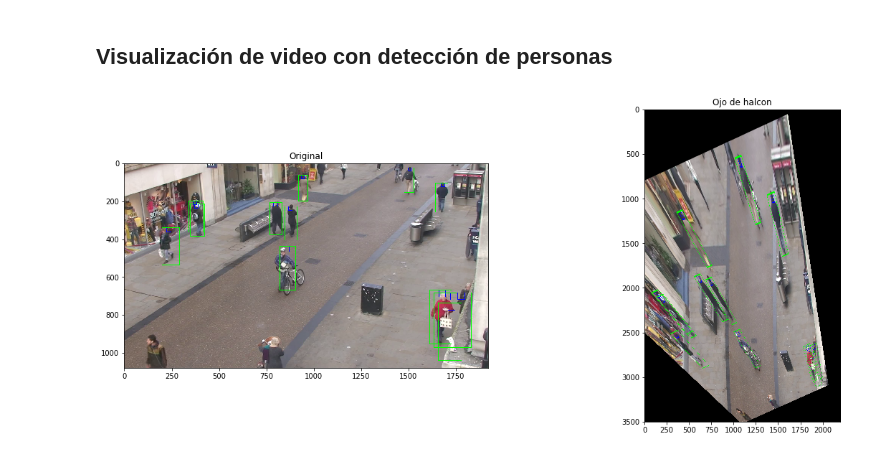
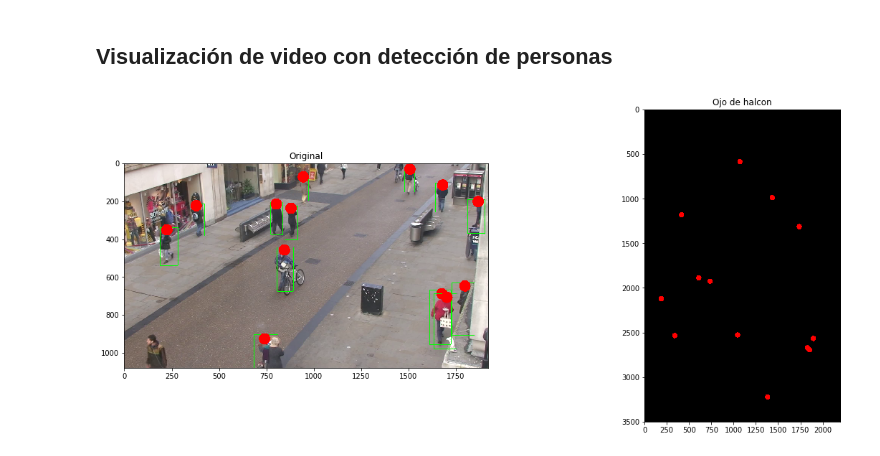
Before and after one commit to MrCycler/DETECTOR_DISTANCIA_SOCIAL, a Jupyter notebook: Experimentos/Experimento 3 - Gráfica de puntos en ojo de halcon.ipynb, the cells around one changed output. Drawn from its saved outputs; the diff is of its cells as text; code cells hidden in the pictures.

```diff
--- a/Experimentos/Experimento 3 - Gráfica de puntos en ojo de halcon.ipynb
+++ b/Experimentos/Experimento 3 - Gráfica de puntos en ojo de halcon.ipynb
@@ -105,0 +110,4 @@ def TransformImage(image,T_Matrix,final_size):
+# %%
+#transformación de los puntos
+head_transform_points=TransformPoints(head_points_frame,T_Matrix)
+head_transform_points
@@ -105,0 +129,11 @@ def TransformImage(image,T_Matrix,final_size):
+# %%
+blank_image = np.zeros((height_img,width_img ,3), np.uint8)
+# se dibujan los puntos en la imagen de ojo de halcon
+for point in head_transform_points:
+    cv2.circle(blank_image,tuple(point), 30, (0,0,255), -1)
+b,g,r = cv2.split(blank_image)
+frame_rgb = cv2.merge((r,g,b))
+frame_rgb= frame_rgb[0:3500,2000:4200]
+plt.figure(figsize=(12, 12))
+plt.imshow(frame_rgb)
+plt.show()
@@ -106,14 +142,25 @@ def TransformImage(image,T_Matrix,final_size):
 # %% [markdown]
 ## Visualización de video con detección de personas
+# %%
+def ViewTransformPoints(transform_points,height_img,width_img):
+    blank_image = np.zeros((height_img,width_img ,3), np.uint8)
+    # se dibujan los puntos en la imagen de ojo de halcon
+    for point in transform_points:
+        cv2.circle(blank_image,tuple(point), 30, (0,0,255), -1)
+    b,g,r = cv2.split(blank_image)
+    frame_rgb = cv2.merge((r,g,b))
+    frame_rgb= frame_rgb[0:3500,2000:4200]
+    return frame_rgb
 # %%
 # Funcion para mostrar 20 primeros frames de video junto con las ventanas para la deteccion de personas y caras
-def FrameCapture(path):
+def VideoPoints(path):
     vidObj = cv2.VideoCapture(path)
     count = 0
     success = 1
     while success and count<20:
         success, image = vidObj.read()
-        filter_df = df[df['Frame']==(count)]
+        filter_df = df[df['Frame']==(count+1)]
+        head_points = []
         for index,row in filter_df.iterrows():
             start_point = (int(float(row['headLeft'].replace(',','.'))), int(float(row['headTop'].replace(',','.'))) )
             end_point = (int(float(row['headRight'].replace(',','.'))), int(float(row['headBottom'].replace(',','.'))))
@@ -124,21 +171,25 @@ def FrameCapture(path):
             end_point2 = (int(float(row['bodyRight'].replace(',','.'))), int(float(row['bodyBottom'].replace(',','.'))))
             color2 = (0, 255, 0)
             image = cv2.rectangle(image, start_point2, end_point2, color2, thickness)
+            head_point = (int(start_point[0]/2+end_point[0]/2),int(start_point[1]/2+end_point[1]/2))
+            head_points.append(head_point)
+            cv2.circle(image,head_point, 30, (0,0,255), -1)
+        head_transform_points=TransformPoints(np.array(head_points),T_Matrix)
+        falcon_image=ViewTransformPoints(head_transform_points,height_img,width_img)
         b,g,r = cv2.split(image)
         frame_rgb = cv2.merge((r,g,b))
         plt.figure(figsize = (20,8))
         plt.subplot(121)
         plt.title('Original')
         plt.imshow(frame_rgb)
-        frame_halcon = TransformImage(frame_rgb,T_Matrix,final_size)
         plt.subplot(122)
-        plt.imshow(frame_halcon)
+        plt.imshow(falcon_image)
         plt.title('Ojo de halcon')
         plt.show()
         clear_output(wait=True)
         count += 1
 # %%
 # Se aplica la funcion para visualizar 20 frames del video
-FrameCapture('../Data/calle.avi')
+VideoPoints('../Data/calle.avi')
 # %% [output]
-[figure, old version]
+[figure, new version]
```
Also changed, not shown: parts of 17 cells of this notebook.
